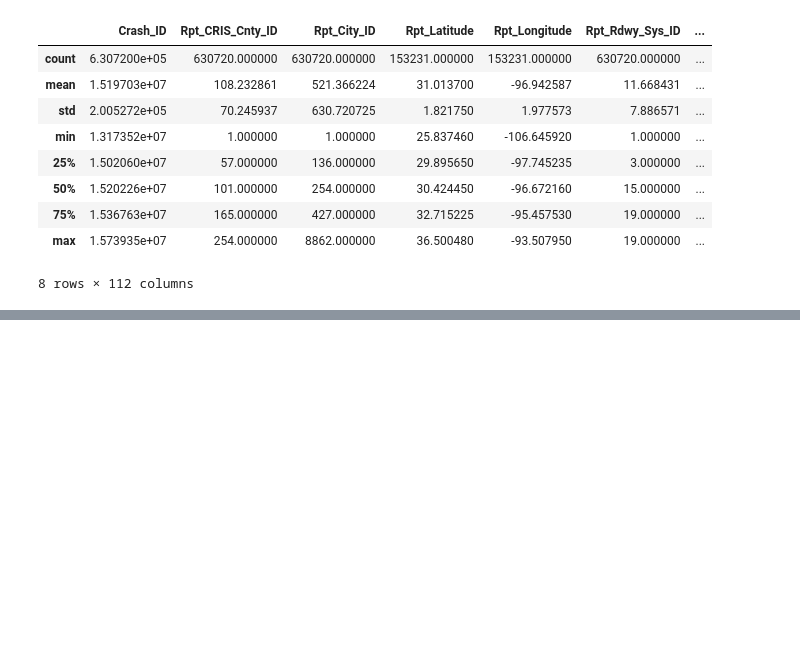
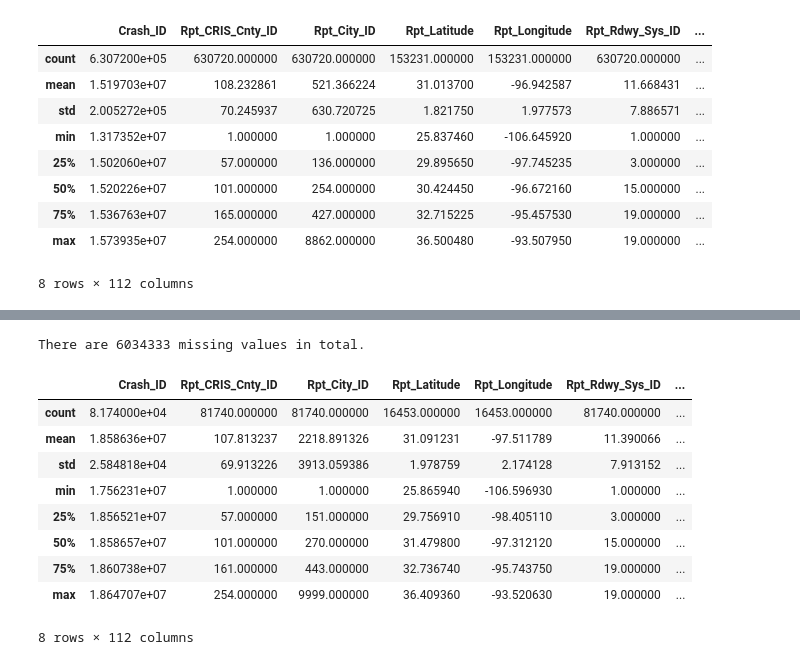
Before and after one commit to randyfrench/texas-motor-vehicle-crashes-2016, a Jupyter notebook: texas_crash_2016.ipynb, the cells around one changed output, grey strips where cells are left out. Drawn from its saved outputs; the diff is of its cells as text; code cells hidden in the pictures; blank space fills up the shorter version.

```diff
--- a/texas_crash_2016.ipynb
+++ b/texas_crash_2016.ipynb
@@ -46,3 +46,8 @@ df.describe()
 8 rows × 112 columns
 # %%
 # need to bring in the new crash 2021 data
+# this is crash data from 1/1/2021 to 10/28/2021
+# create df from csv file and take a look
+df1 = pd.read_csv('crash_texas.csv')
+print('shape:', df1.shape)
+df1.head()
@@ -48,0 +63,17 @@ df.describe()
+# %%
+print('There are %d missing values in total.' % df1.isna().sum().sum())
+# %% [output]
+There are 6034333 missing values in total.
+# %%
+df1.describe()
+# %% [output]
+|  | Crash_ID | Rpt_CRIS_Cnty_ID | Rpt_City_ID | Rpt_Latitude | Rpt_Longitude | Rpt_Rdwy_Sys_ID | ... |
+| count | 8.174000e+04 | 81740.000000 | 81740.000000 | 16453.000000 | 16453.000000 | 81740.000000 | ... |
+| mean | 1.858636e+07 | 107.813237 | 2218.891326 | 31.091231 | -97.511789 | 11.390066 | ... |
+| std | 2.584818e+04 | 69.913226 | 3913.059386 | 1.978759 | 2.174128 | 7.913152 | ... |
+| min | 1.756231e+07 | 1.000000 | 1.000000 | 25.865940 | -106.596930 | 1.000000 | ... |
+| 25% | 1.856521e+07 | 57.000000 | 151.000000 | 29.756910 | -98.405110 | 3.000000 | ... |
+| 50% | 1.858657e+07 | 101.000000 | 270.000000 | 31.479800 | -97.312120 | 15.000000 | ... |
+| 75% | 1.860738e+07 | 161.000000 | 443.000000 | 32.736740 | -95.743750 | 19.000000 | ... |
+| max | 1.864707e+07 | 254.000000 | 9999.000000 | 36.409360 | -93.520630 | 19.000000 | ... |
+8 rows × 112 columns
```
Also changed, not shown: parts of 1 cell of this notebook.
